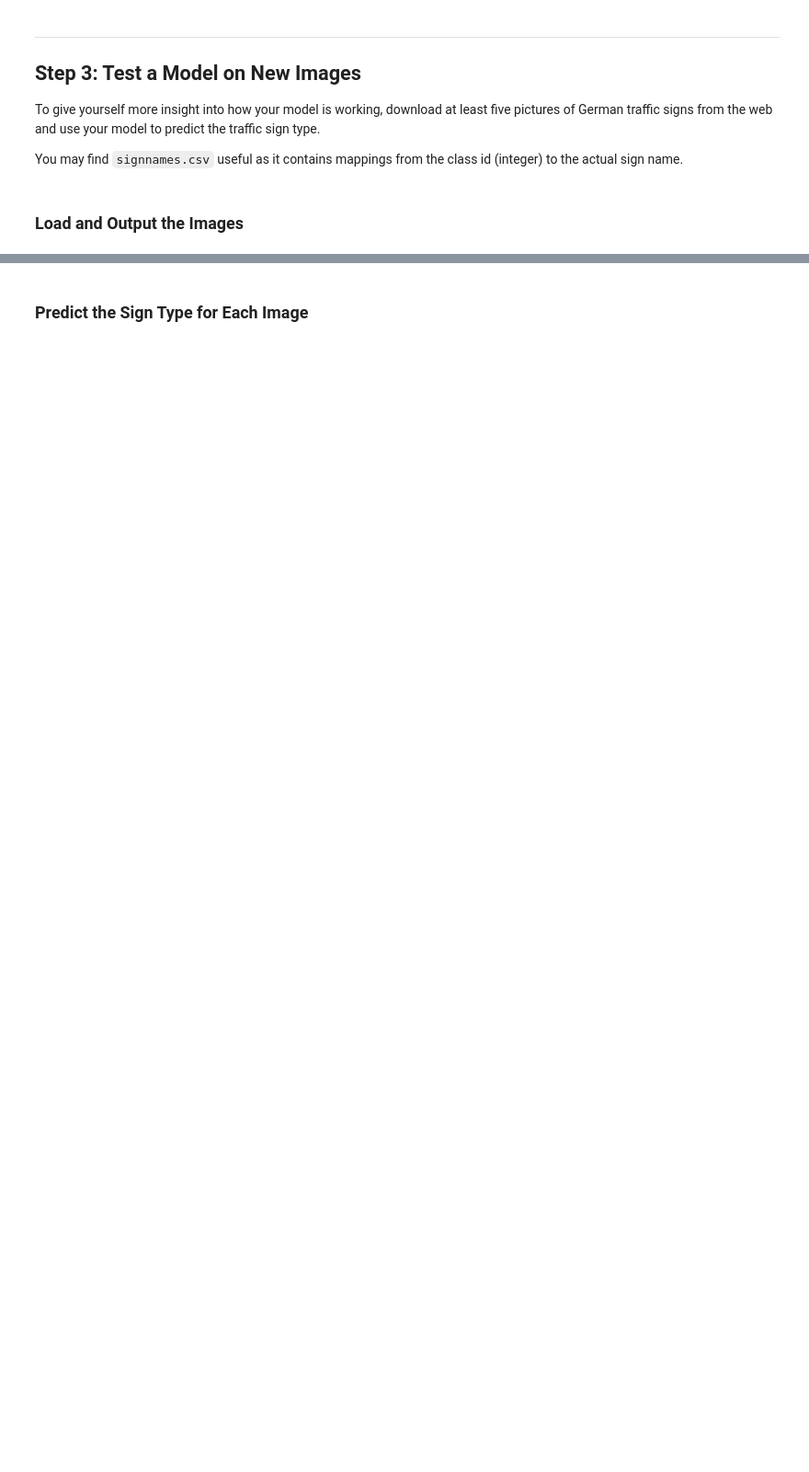
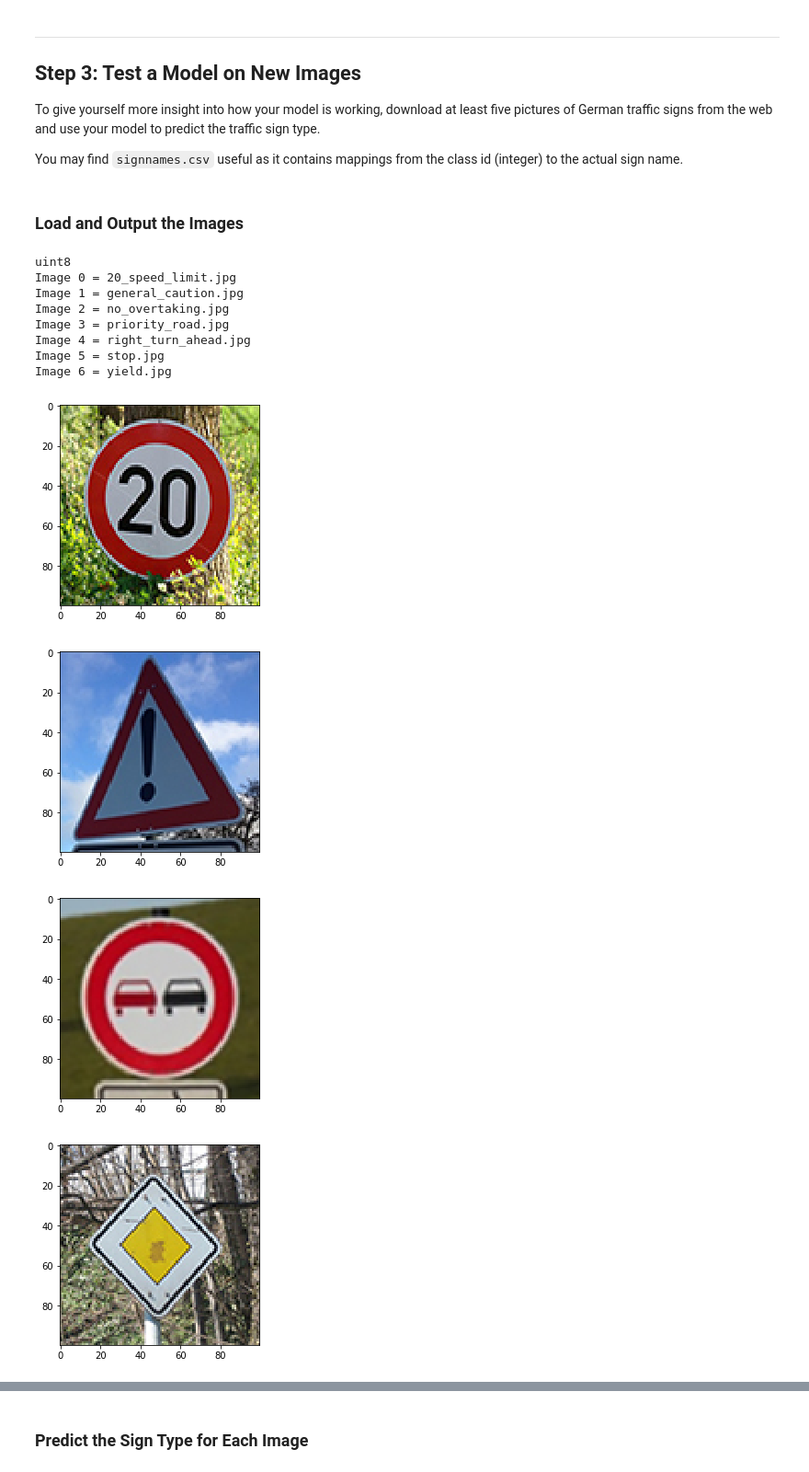
Before and after one commit to nisheed75/SelfDrivingCar-CarND-TrafficSignClassifer, a Jupyter notebook: Traffic_Sign_Classifier.ipynb, the cells around one changed output, grey strips where cells are left out. Shown at 92% size. Drawn from its saved outputs; the diff is of its cells as text; code cells hidden in the pictures; blank space fills up the shorter version.

```diff
--- a/Traffic_Sign_Classifier.ipynb
+++ b/Traffic_Sign_Classifier.ipynb
@@ -666,0 +673,43 @@ You may find `signnames.csv` useful as it contains mappings from the class id (i
+# %%
+### Load the images and plot them here.
+### Feel free to use as many code cells as needed.
+
+
+
+n_images_web = 7
+
+X_test_web = np.zeros((n_images_web,32,32,3),dtype=np.uint8)
+print(X_test_web.dtype)
+
+dir = 'resources/webimages/'
+names = ['20_speed_limit.jpg',\
+         'general_caution.jpg',\
+         'no_overtaking.jpg',\
+         'priority_road.jpg',\
+         'right_turn_ahead.jpg',\
+         'stop.jpg',\
+         'yield.jpg']
+
+Y_test_web = np.array([0,18,9,12,33,14,13])
+
+for name,i in zip(names,range(0,n_images_web)):
+    image = mpimg.imread(dir+name)
+    print("Image {} = {}".format(i,name))
+    plt.figure()
+    plt.imshow(image)
+    # Resize to 32x32 and store in the array of test data
+    resized_image = scms.imresize(image,(32,32,3))
+    X_test_web[i] = resized_image
+# %% [output]
+uint8
+Image 0 = 20_speed_limit.jpg
+Image 1 = general_caution.jpg
+Image 2 = no_overtaking.jpg
+Image 3 = priority_road.jpg
+Image 4 = right_turn_ahead.jpg
+Image 5 = stop.jpg
+Image 6 = yield.jpg
+[figure, added]
+[figure, added]
+[figure, added]
+[figure, added]
```
Also changed, not shown: parts of 11 cells of this notebook, 10 other files.
